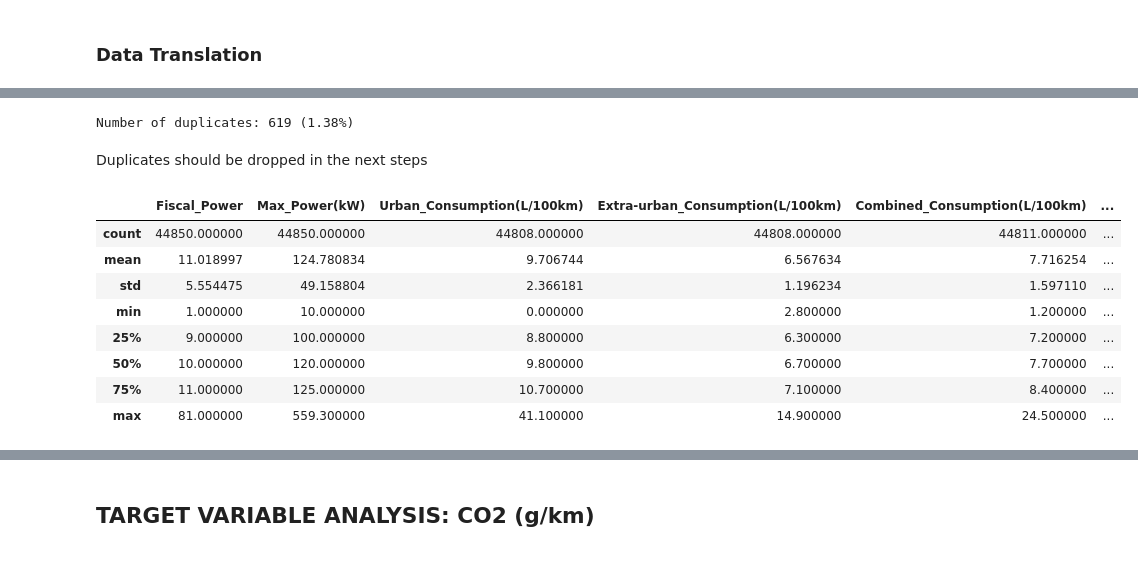
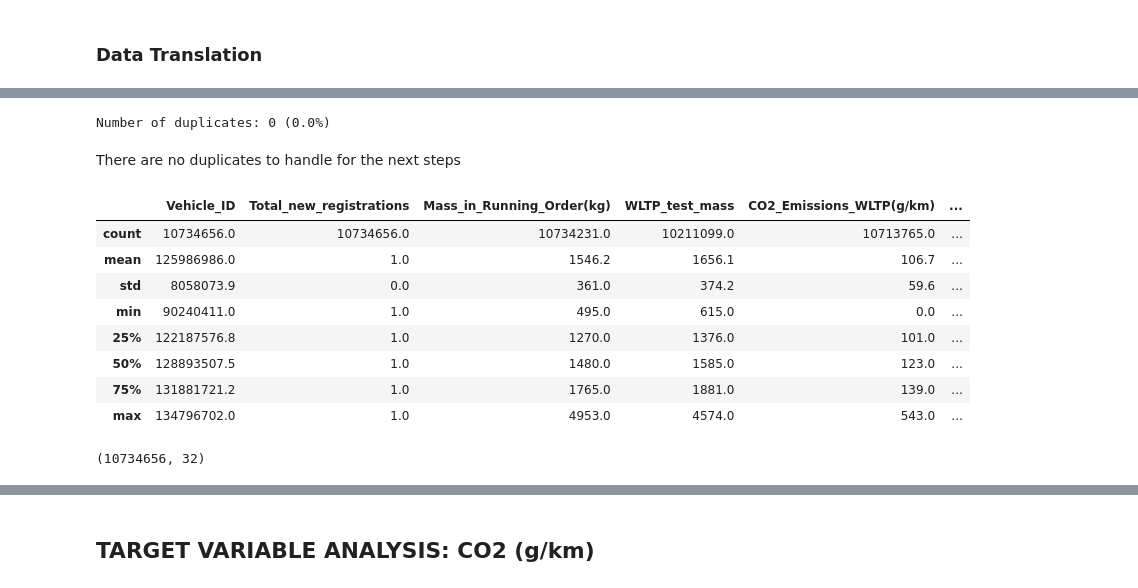
Before and after one commit to Tavocado-S/CO2_Prediction, a Jupyter notebook: notebooks/burak_explo_copy_2023.ipynb, the cells around one changed output, grey strips where cells are left out. Saved outputs shown, nothing was run; the diff lists cells and outputs as text; code cells hidden in the pictures.

```diff
--- a/notebooks/burak_explo_copy_2023.ipynb
+++ b/notebooks/burak_explo_copy_2023.ipynb
@@ -124,8 +98,8 @@ df = pd.read_csv('../data/raw/2013_car_data.csv', sep=';', encoding='latin1')
 # %%
 
-# 2024 France Database into df
+# 2023 France Database into df_a_a_a
 
-df_a = pd.read_csv('../data/raw/data.csv', sep=',', encoding='utf-8')
+df_a = pd.read_csv('../data/raw/data_2023.csv', sep=',', encoding='utf-8')
 # %% [markdown]
 ## **Data Exploration of Europe 2023 Data Set**
 # %% [markdown]
@@ -158,4 +140,8 @@ memory usage: 3.2+ GB
 # %%
+pd.set_option('display.max_columns', None)
+pd.set_option('display.width', None)
+pd.set_option('display.max_colwidth', 50)
+
 display(df_a.head())
 
 df_a.tail()
@@ -284,22 +303,44 @@ HC+NOX should be investigated further, maybe some imputing techniques could be u
+# %%
+columns_to_drop = [
+    'Manufacturer_name_MS',
+    'CO2_Emissions_NEDC(g/km)',
+    'Wheelbase(mm)',
+    'Axle_Track_1(mm)',
+    'Axle_Track_2(mm)',
+    'Emmission_reduction_through_innovation',
+    'Deviation_factor',
+    'Verification_factor'
+]
+
+df_a = df_a.drop(columns=columns_to_drop)
+# %%
+# Drop rows where target variable has NaN/NA values
+df_a = df_a.dropna(subset=['CO2_Emissions_WLTP(g/km)'])
 # %%
 # Duplicates in the DataFrame and their percentage
 
-duplicates_count = df.duplicated().sum()
-duplicates_percentage = (duplicates_count / len(df) * 100).round(2)
+duplicates_count = df_a.duplicated().sum()
+duplicates_percentage = (duplicates_count / len(df_a) * 100).round(2)
 print(f"Number of duplicates: {duplicates_count} ({duplicates_percentage}%)")
 # %% [output]
-Number of duplicates: 619 (1.38%)
+Number of duplicates: 0 (0.0%)
 # %% [markdown]
-Duplicates should be dropped in the next steps
+There are no duplicates to handle for the next steps
 # %%
-df.describe()
+pd.set_option('display.float_format', '{:.1f}'.format)
+# Displaying descriptive statistics of the DataFrame
+df_a.describe()
 # %% [output]
-|  | Fiscal_Power | Max_Power(kW) | Urban_Consumption(L/100km) | Extra-urban_Consumption(L/100km) | Combined_Consumption(L/100km) | ... |
-| count | 44850.000000 | 44850.000000 | 44808.000000 | 44808.000000 | 44811.000000 | ... |
-| mean | 11.018997 | 124.780834 | 9.706744 | 6.567634 | 7.716254 | ... |
-| std | 5.554475 | 49.158804 | 2.366181 | 1.196234 | 1.597110 | ... |
-| min | 1.000000 | 10.000000 | 0.000000 | 2.800000 | 1.200000 | ... |
-| 25% | 9.000000 | 100.000000 | 8.800000 | 6.300000 | 7.200000 | ... |
-| 50% | 10.000000 | 120.000000 | 9.800000 | 6.700000 | 7.700000 | ... |
-| 75% | 11.000000 | 125.000000 | 10.700000 | 7.100000 | 8.400000 | ... |
-| max | 81.000000 | 559.300000 | 41.100000 | 14.900000 | 24.500000 | ... |
+|  | Vehicle_ID | Total_new_registrations | Mass_in_Running_Order(kg) | WLTP_test_mass | CO2_Emissions_WLTP(g/km) | ... |
+| count | 10734656.0 | 10734656.0 | 10734231.0 | 10211099.0 | 10713765.0 | ... |
+| mean | 125986986.0 | 1.0 | 1546.2 | 1656.1 | 106.7 | ... |
+| std | 8058073.9 | 0.0 | 361.0 | 374.2 | 59.6 | ... |
+| min | 90240411.0 | 1.0 | 495.0 | 615.0 | 0.0 | ... |
+| 25% | 122187576.8 | 1.0 | 1270.0 | 1376.0 | 101.0 | ... |
+| 50% | 128893507.5 | 1.0 | 1480.0 | 1585.0 | 123.0 | ... |
+| 75% | 131881721.2 | 1.0 | 1765.0 | 1881.0 | 139.0 | ... |
+| max | 134796702.0 | 1.0 | 4953.0 | 4574.0 | 543.0 | ... |
+# %%
+df_a.shape
+# %% [output]
+(10734656, 32)
```
Also changed, not shown: parts of 42 cells of this notebook, 1 other file.
